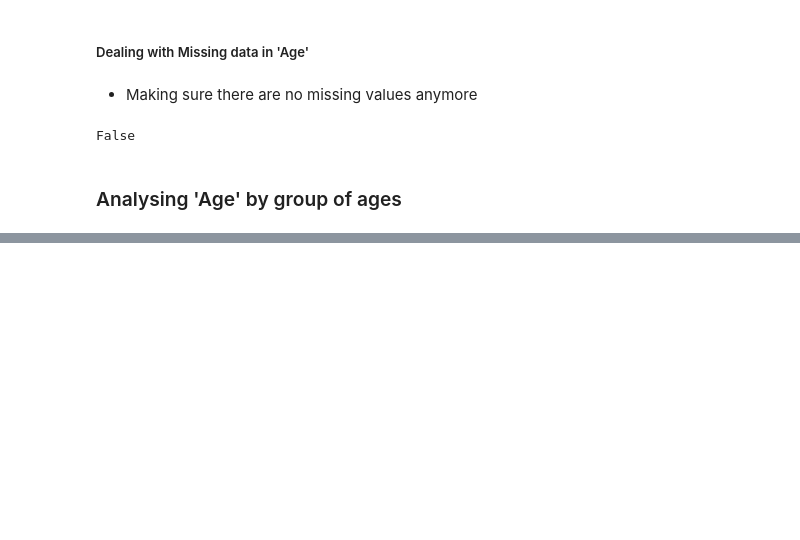
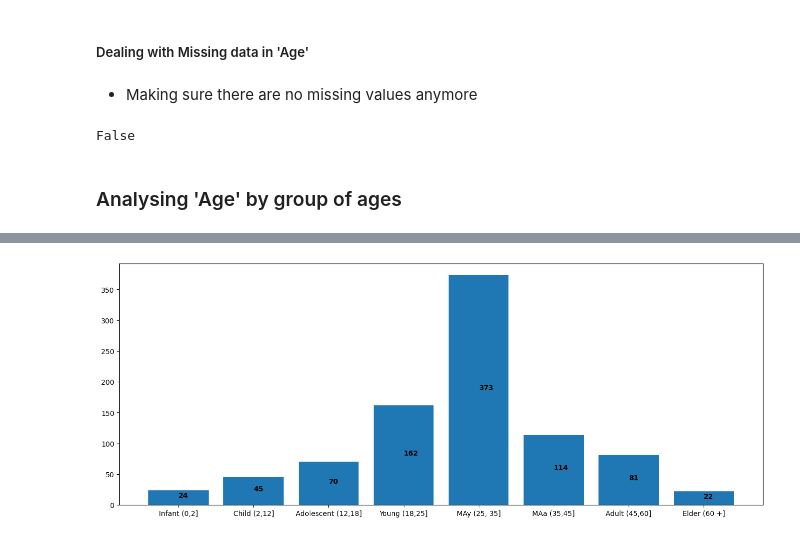
Before and after one commit to BakiRhina/Titanic, a Jupyter notebook: main.ipynb, the cells around one changed output, grey strips where cells are left out. Drawn from its saved outputs; the diff is of its cells as text; code cells hidden in the pictures; blank space fills up the shorter version.

```diff
--- a/main.ipynb
+++ b/main.ipynb
@@ -292,0 +300,15 @@ len(infant), len(child), len(adolescent), len(young), len(middle_aged_young), le
+# %%
+import matplotlib.pyplot as plt
+
+fig = plt.figure()
+ax = fig.add_axes([0,0,2,1])
+ages = ['Infant (0,2]', 'Child (2,12]', 'Adolescent (12,18]', 'Young (18,25]', 'MAy (25, 35]', 'MAa (35,45]', 'Adult (45,60]', 'Elder (60 +]']
+nages = [len(infant), len(child), len(adolescent), len(young), len(middle_aged_young), len(middle_aged_adult), len(adult), len(elder)]
+ax.bar(ages, nages)
+
+for idx, value in enumerate(nages):
+  ax.text(idx, value/2, str(value), color = 'black', fontweight = 'bold')
+
+plt.show()
+# %% [output]
+[figure, added]
```
Also changed, not shown: parts of 6 cells of this notebook.
